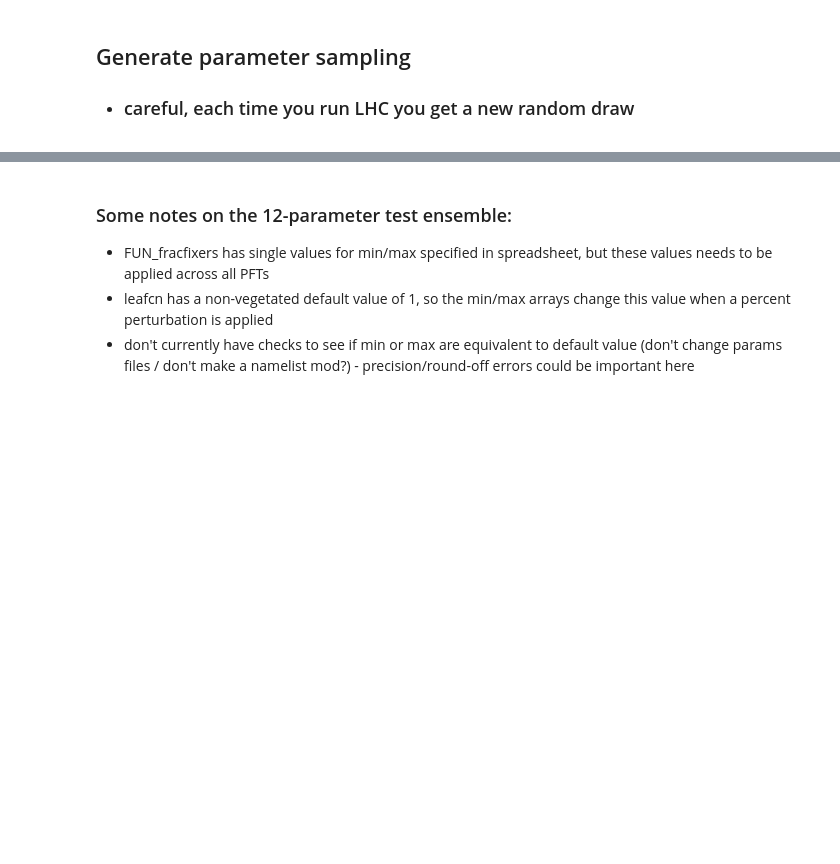
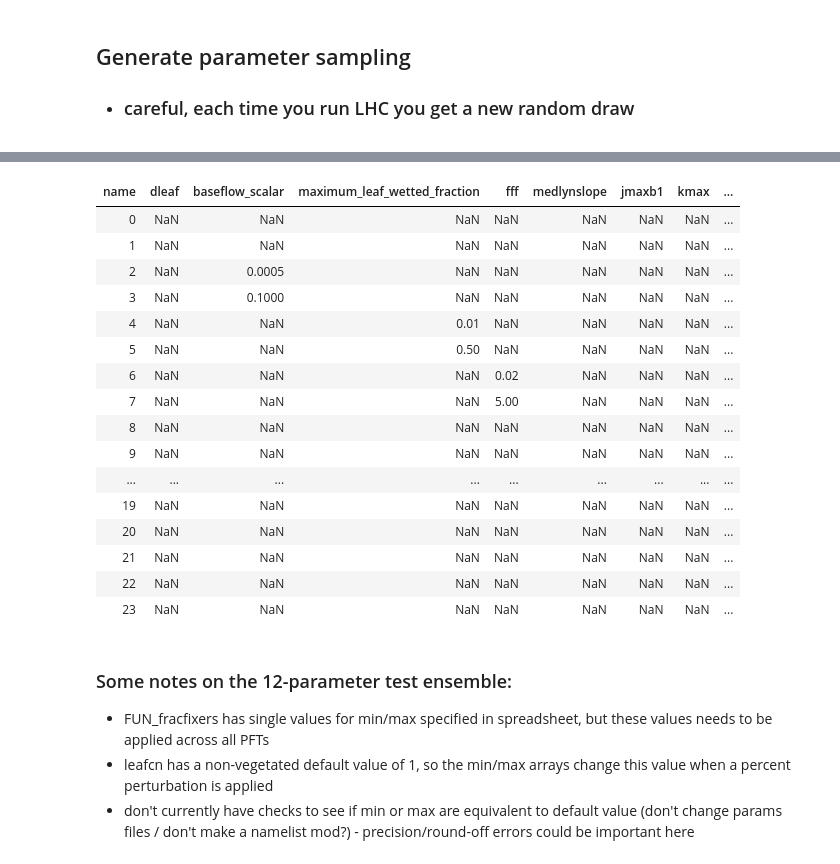
Before and after one commit to djk2120/CLM5PPE, a Jupyter notebook: params/scripts/generate_params.ipynb, the cells around one changed output, grey strips where cells are left out. Cells and saved outputs as stored; diff of their text form; code cells hidden in the pictures; blank space fills up the shorter version.

```diff
--- a/params/scripts/generate_params.ipynb
+++ b/params/scripts/generate_params.ipynb
@@ -268,8 +21,7 @@ I am a member named 9
 ## Read in csv data, filtering by the "include" column
 # %%
 #data     = pd.read_csv('params.csv')
-#data     = pd.read_csv('params.csv',header=0,skiprows=[1]) # modify read_csv to account for header spanning 2 rows
-data     = pd.read_csv('manual_params.csv',header=0,skiprows=[1]) # modify read_csv to account for header spanning 2 rows
+data     = pd.read_csv('params.csv',header=0,skiprows=[1]) # modify read_csv to account for header spanning 2 rows
 included = data['include']==1
 params_full   = data.loc[included,['name','location','min','max','pft_mins','pft_maxs']]
 
@@ -491,37 +362,37 @@ if sampling_protocol == 'LHC':
 
 elif sampling_protocol == 'OAAT':
     # number of samples is twice the number of parameters (min and max perturbations)
-    #nsamp = 2*nparam
+    nsamp = 2*nparam
 
     # set up parameter array
     # NaN is code for keep the default value
-    #param_array = np.nan*np.ones([nsamp,nparam])
+    param_array = np.nan*np.ones([nsamp,nparam])
 
     # get the min and max indices (even/odd rows)
-    #mins_index = (np.arange(0,nsamp,2),np.arange(0,nparam,1))
-    #maxs_index = (np.arange(1,nsamp,2),np.arange(0,nparam,1))
+    mins_index = (np.arange(0,nsamp,2),np.arange(0,nparam,1))
+    maxs_index = (np.arange(1,nsamp,2),np.arange(0,nparam,1))
 
     # figure out how many pft-dependent params there are in this sample
-    #npftparam = sum(params['min']=='pft')
+    npftparam = sum(params['min']=='pft')
 
     # set up numpy array to store pft-specific values
-    #if npftparam>0:
+    if npftparam>0:
         # get dataframe index of first pft param
-        #pftfirstind = params.index[params['min']=='pft'][0]
+        pftfirstind = params.index[params['min']=='pft'][0]
 
         # get number of pfts
-        #npft = len(np.fromstring(params['pft_mins'][pftfirstind],dtype='float',sep=','))
+        npft = len(np.fromstring(params['pft_mins'][pftfirstind],dtype='float',sep=','))
 
         # third dimension accounts for min/max values
-        #pft_array = np.nan*np.ones([npftparam,npft,2])
+        pft_array = np.nan*np.ones([npftparam,npft,2])
 
-        #for j in range(npftparam):
+        for j in range(npftparam):
             # get the index for the current pft param
-            #pftind = params.index[params['min']=='pft'][j]
+            pftind = params.index[params['min']=='pft'][j]
 
             # assign the values for min and max
-            #pft_array[j,:,0]=np.fromstring(params['pft_mins'][pftind],dtype='float',sep=',')
-            #pft_array[j,:,1]=np.fromstring(params['pft_maxs'][pftind],dtype='float',sep=',')
+            pft_array[j,:,0]=np.fromstring(params['pft_mins'][pftind],dtype='float',sep=',')
+            pft_array[j,:,1]=np.fromstring(params['pft_maxs'][pftind],dtype='float',sep=',')
             # can't store pft_array as a pandas dataframe because it's 3D
             # unless there is some alternate way to store this data?
 
@@ -533,26 +404,28 @@ elif sampling_protocol == 'OAAT':
             # e.g., param_array[mins_index[0][i]][i] = float('pft')
             # but numpy doesn't like assigning a string to an existing array of floats
             # for now, just print a message
-            #print('skipping '+params['name'].values[i]+'...this parameter varies with PFT')
-            params_dict[params['name'].values[i]].min = np.fromstring(params['pft_mins'][i],dtype='float',sep=',')
-            params_dict[params['name'].values[i]].max = np.fromstring(params['pft_maxs'][i],dtype='float',sep=',')
+            print('skipping '+params['name'].values[i]+'...this parameter varies with PFT')
+            #params_dict[params['name'].values[i]].min = np.fromstring(params['pft_mins'][i],dtype='float',sep=',')
+            #params_dict[params['name'].values[i]].max = np.fromstring(params['pft_maxs'][i],dtype='float',sep=',')
         # check for "XXpercent" perturb from default
         elif "percent" in params['min'].values[i]:
-            #print('skipping '+params['name'].values[i]+'...for now, need default values')
-            percent_perturb = float(params['min'].values[i].split("percent")[0])
-            percent_min_values = params_dict[params['name'].values[i]].default*(1 - percent_perturb/100)
-            percent_max_values = params_dict[params['name'].values[i]].default*(1 + percent_perturb/100)
-            params_dict[params['name'].values[i]].min = percent_min_values
-            params_dict[params['name'].values[i]].max = percent_max_values
+            print('skipping '+params['name'].values[i]+'...for now, need default values')
+            #percent_perturb = float(params['min'].values[i].split("percent")[0])
+            #percent_min_values = params_dict[params['name'].values[i]].default*(1 - percent_perturb/100)
+            #percent_max_values = params_dict[params['name'].values[i]].default*(1 + percent_perturb/100)
+            #params_dict[params['name'].values[i]].min = percent_min_values
+            #params_dict[params['name'].values[i]].max = percent_max_values
         else:
             # assign min/max values directly
-            #param_array[mins_index[0][i]][i]=params['min'].values[i]
-            #param_array[maxs_index[0][i]][i]=params['max'].values[i]
-            params_dict[params['name'].values[i]].min = params['min'].values[i]
-            params_dict[params['name'].values[i]].max = params['max'].values[i]
+            param_array[mins_index[0][i]][i]=params['min'].values[i]
+            param_array[maxs_index[0][i]][i]=params['max'].values[i]
+            #params_dict[params['name'].values[i]].min = params['min'].values[i]
+            #params_dict[params['name'].values[i]].max = params['max'].values[i]
 
 # store psets in a pandas dataframe
-#psets = pd.DataFrame(data=param_array, index=None, columns=params['name'])
-#psets
+psets = pd.DataFrame(data=param_array, index=None, columns=params['name'])
+psets
 
-params_dict
+# params dictionary
+#params_dict
+# %% [output]
@@ -559,3 +438,20 @@ params_dict
+| name | dleaf | baseflow_scalar | maximum_leaf_wetted_fraction | fff | medlynslope | jmaxb1 | kmax | ... |
+| 0 | NaN | NaN | NaN | NaN | NaN | NaN | NaN | ... |
+| 1 | NaN | NaN | NaN | NaN | NaN | NaN | NaN | ... |
+| 2 | NaN | 0.0005 | NaN | NaN | NaN | NaN | NaN | ... |
+| 3 | NaN | 0.1000 | NaN | NaN | NaN | NaN | NaN | ... |
+| 4 | NaN | NaN | 0.01 | NaN | NaN | NaN | NaN | ... |
+| 5 | NaN | NaN | 0.50 | NaN | NaN | NaN | NaN | ... |
+| 6 | NaN | NaN | NaN | 0.02 | NaN | NaN | NaN | ... |
+| 7 | NaN | NaN | NaN | 5.00 | NaN | NaN | NaN | ... |
+| 8 | NaN | NaN | NaN | NaN | NaN | NaN | NaN | ... |
+| 9 | NaN | NaN | NaN | NaN | NaN | NaN | NaN | ... |
+| ... | ... | ... | ... | ... | ... | ... | ... | ... |
+| 19 | NaN | NaN | NaN | NaN | NaN | NaN | NaN | ... |
+| 20 | NaN | NaN | NaN | NaN | NaN | NaN | NaN | ... |
+| 21 | NaN | NaN | NaN | NaN | NaN | NaN | NaN | ... |
+| 22 | NaN | NaN | NaN | NaN | NaN | NaN | NaN | ... |
+| 23 | NaN | NaN | NaN | NaN | NaN | NaN | NaN | ... |
 # %% [markdown]
 ### Some notes on the 12-parameter test ensemble:
 * FUN_fracfixers has single values for min/max specified in spreadsheet, but these values needs to be applied across all PFTs
```
Also changed, not shown: parts of 27 cells of this notebook, 2 other files.
